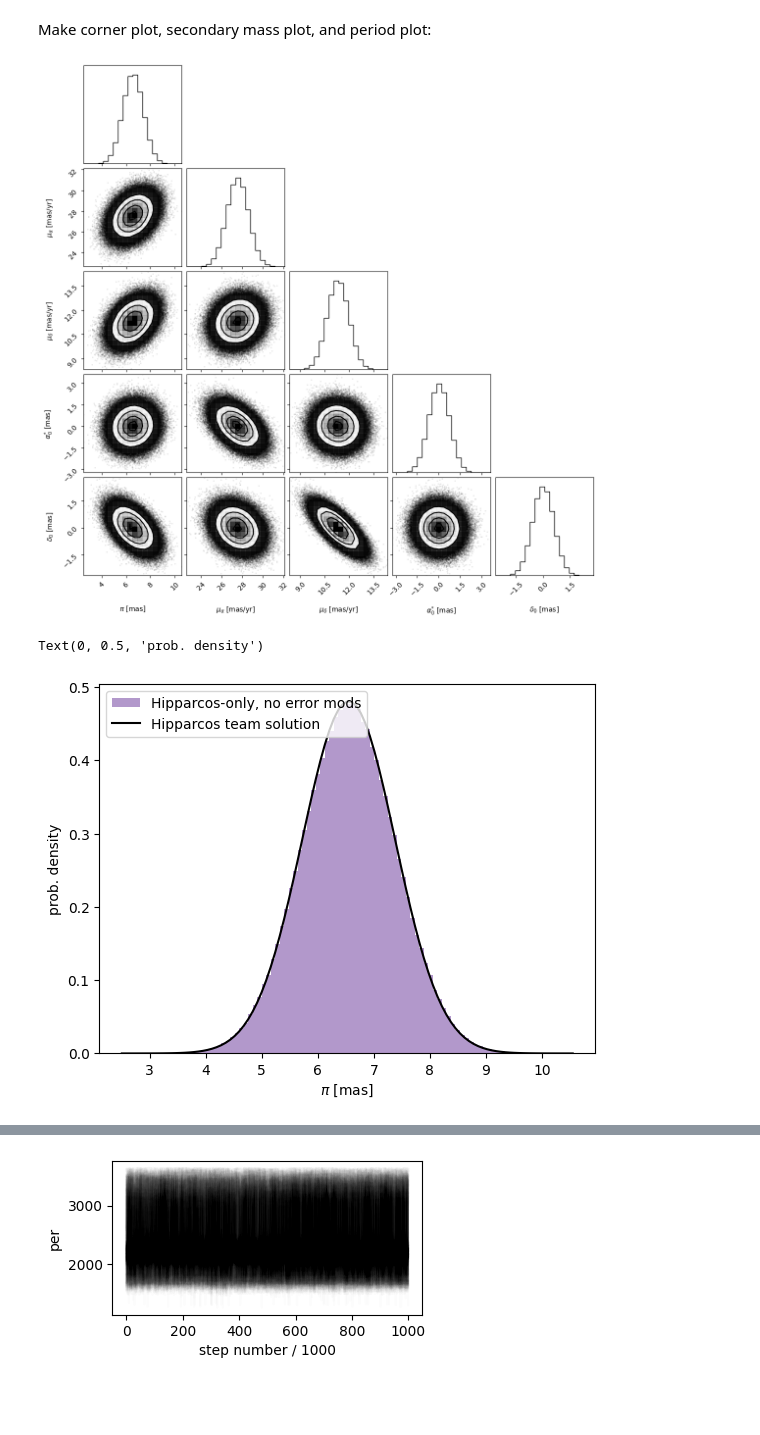
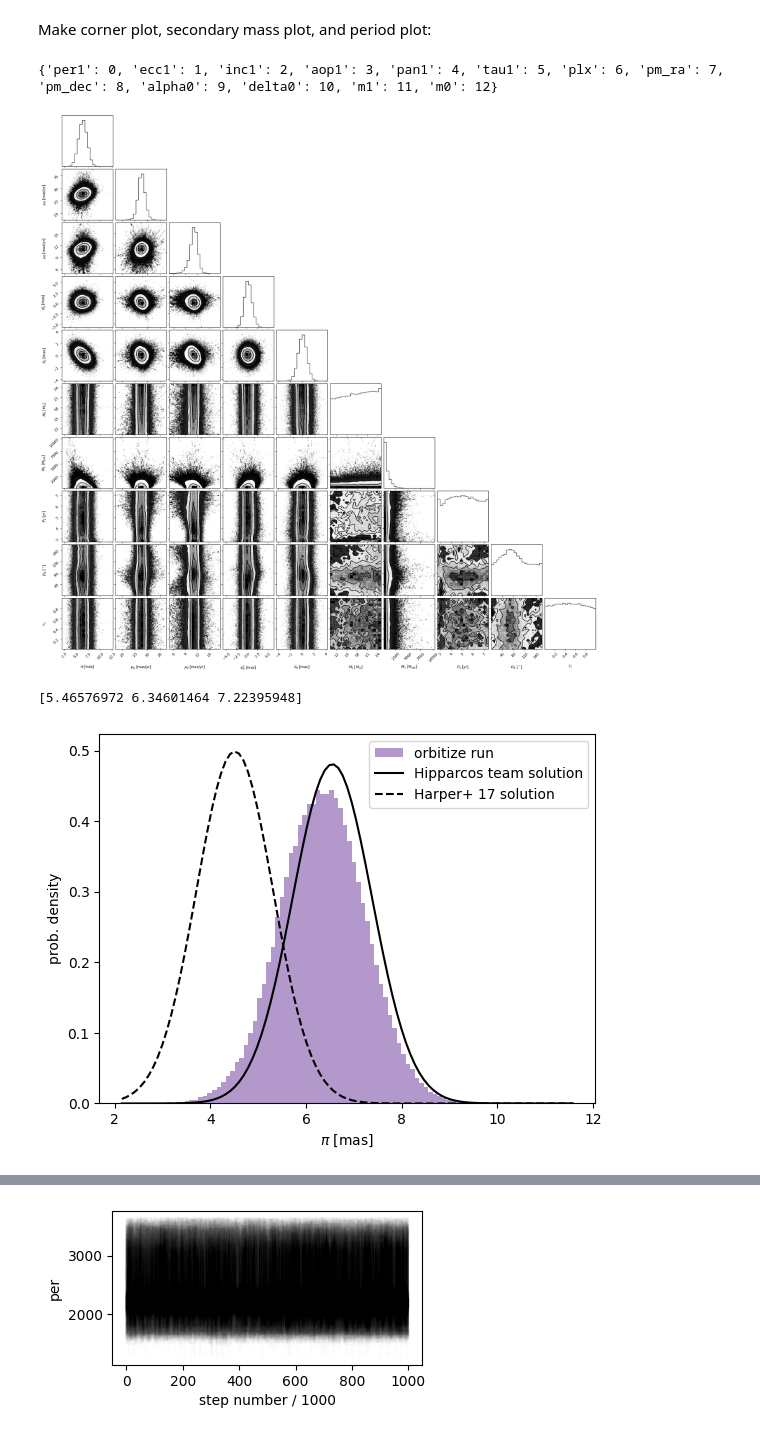
Before and after one commit to sblunt/betelgeuse, a Jupyter notebook: is_it_real.ipynb, the cells around one changed output, grey strips where cells are left out. Drawn from its saved outputs; the diff is of its cells as text; code cells hidden in the pictures; blank space fills up the shorter version.

Commit message:
some reorganization & new plots

```diff
--- a/is_it_real.ipynb
+++ b/is_it_real.ipynb
@@ -30,15 +56,28 @@ if not os.path.exists(savedir):
 # %% [markdown]
 Make corner plot, secondary mass plot, and period plot:
 # %%
-if not fit_radio:
+if not planet:
     param_list = ["plx", "pm_ra", "pm_dec", "alpha0", "delta0"]
 else:
-    param_list = None
+    param_list = [
+        "plx",
+        "pm_ra",
+        "pm_dec",
+        "alpha0",
+        "delta0",
+        "m0",
+        "m1",
+        "per1",
+        "pan1",
+        "tau1",
+    ]
 
+print(beetle_results.param_idx)
 plot.plot_corner(beetle_results, param_list=param_list)
 plt.savefig("{}/corner.png".format(savedir), dpi=250)
 # %% [output]
+{'per1': 0, 'ecc1': 1, 'inc1': 2, 'aop1': 3, 'pan1': 4, 'tau1': 5, 'plx': 6, 'pm_ra': 7, 'pm_dec': 8, 'alpha0': 9, 'delta0': 10, 'm1': 11, 'm0': 12}
-[figure, old version]
+[figure, new version]
 # %%
 # compare parallax
 
@@ -46,7 +85,8 @@ plt.figure()
 hts, bins, _ = plt.hist(
     beetle_results.post[:, beetle_results.system.param_idx["plx"]],
     bins=100,
-    label="Hipparcos-only, no error mods",
+    # label="Hipparcos-only, no error mods",
+    label="orbitize run",
     density=True,
     color="rebeccapurple",
     alpha=0.5,
@@ -59,9 +99,22 @@ plt.plot(
     label="Hipparcos team solution",
     color="k",
 )
+plt.plot(
+    bins,
+    stats.norm.pdf(bins, 4.51, 0.80),
+    label="Harper+ 17 solution",
+    color="k",
+    ls="--",
+)
 plt.legend()
 plt.xlabel("$\pi$ [mas]")
 plt.ylabel("prob. density")
+plt.savefig("{}/plx.png".format(savedir), dpi=250)
+
+plx_quantiles = np.quantile(
+    beetle_results.post[:, beetle_results.system.param_idx["plx"]], [0.16, 0.5, 0.84]
+)
+print(plx_quantiles)
 # %% [output]
-Text(0, 0.5, 'prob. density')
+[5.46576972 6.34601464 7.22395948]
-[figure, old version]
+[figure, new version]
```
Also changed, not shown: parts of 5 cells of this notebook, 54 other files.
